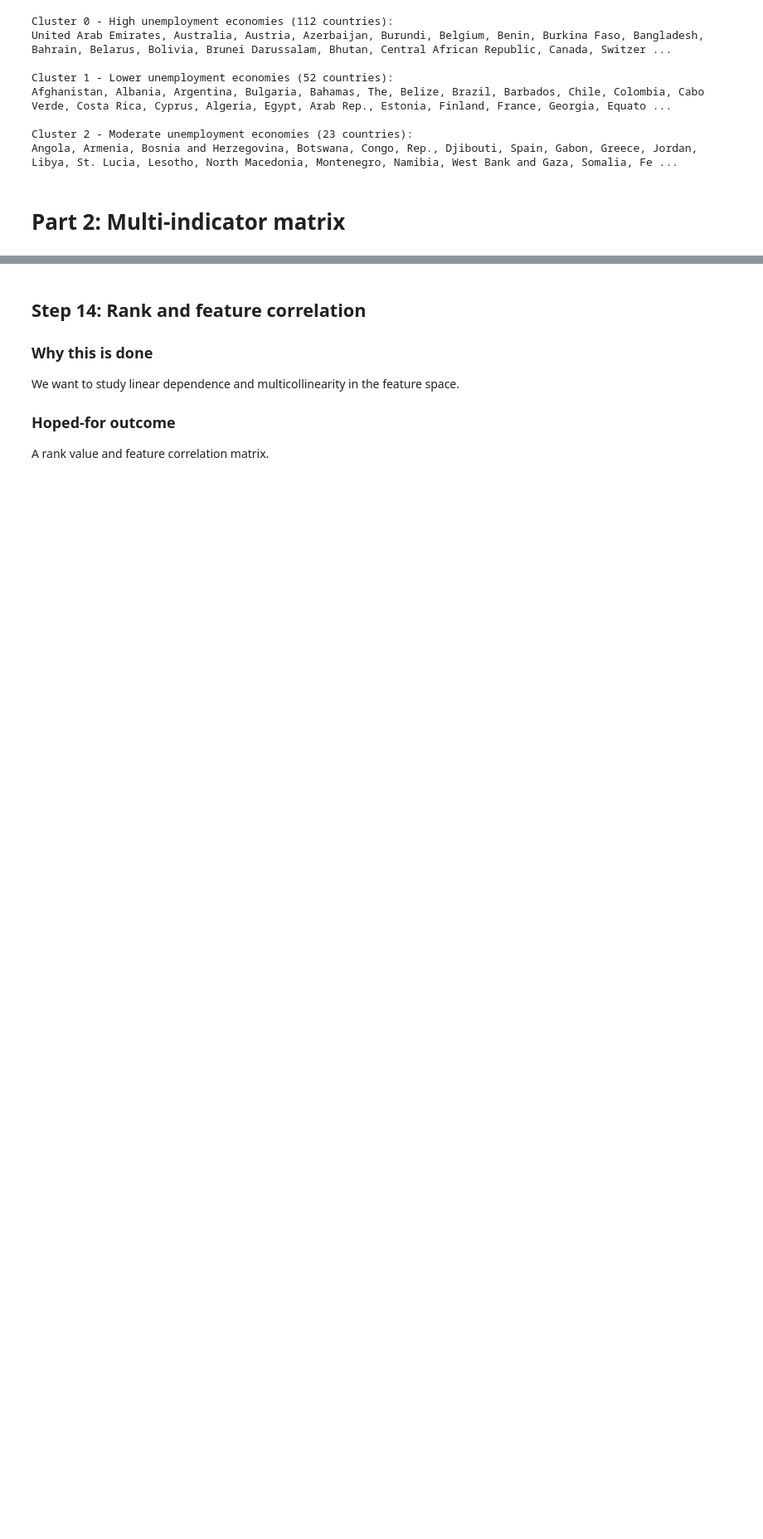
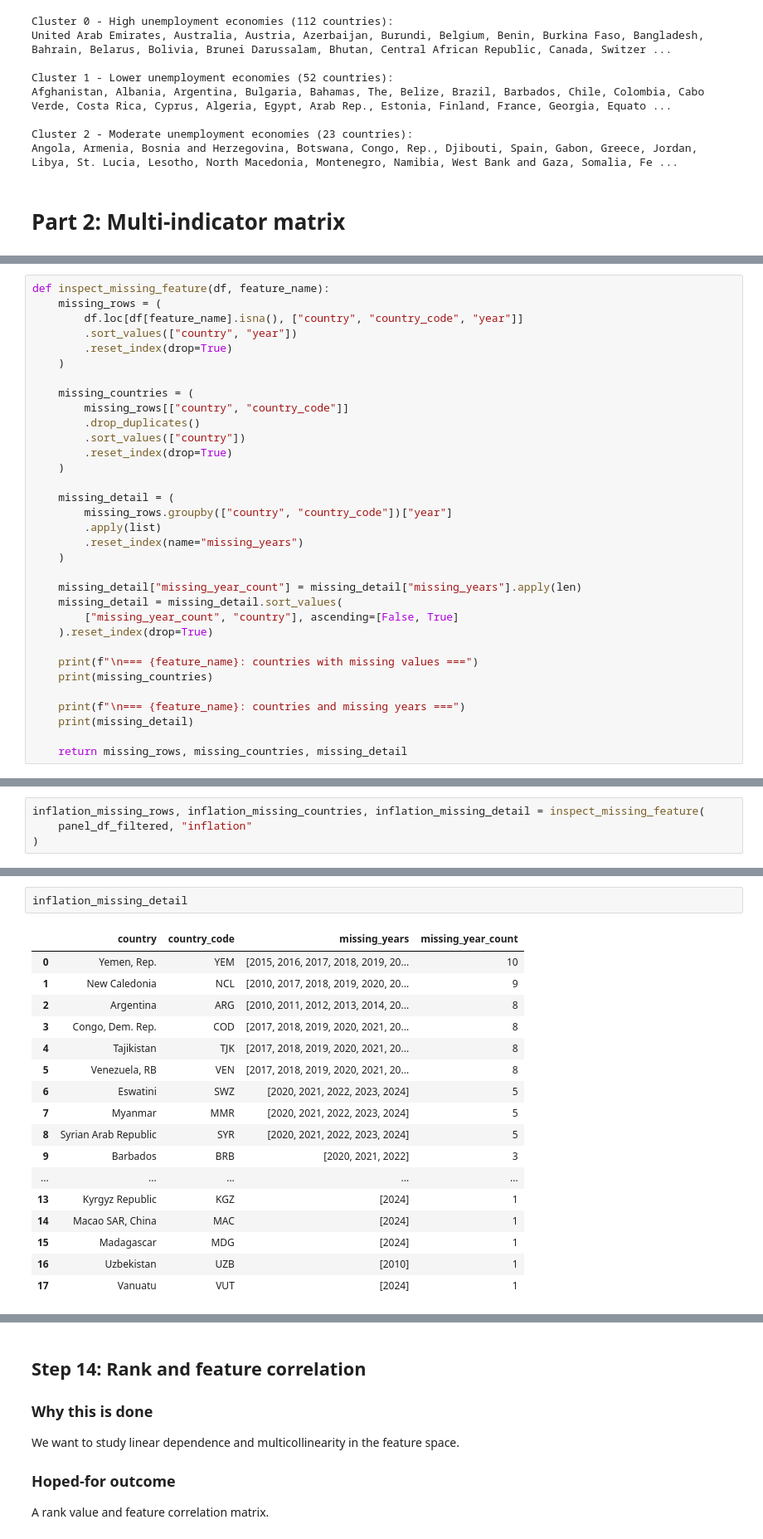
Before and after one commit to tendai-codes/worldbank_unemployment_linear_algebra_project, a Jupyter notebook: notebook_worldbank_linear_algebra.ipynb, the cells around one changed output, grey strips where cells are left out. Shown at 83% size. Saved outputs shown, nothing was run; the diff lists cells and outputs as text; blank space fills up the shorter version.

```diff
--- a/notebook_worldbank_linear_algebra.ipynb
+++ b/notebook_worldbank_linear_algebra.ipynb
@@ -912,0 +1198,33 @@ print(panel_df.isna().sum())
+# %%
+def inspect_missing_feature(df, feature_name):
+    missing_rows = (
+        df.loc[df[feature_name].isna(), ["country", "country_code", "year"]]
+        .sort_values(["country", "year"])
+        .reset_index(drop=True)
+    )
+
+    missing_countries = (
+        missing_rows[["country", "country_code"]]
+        .drop_duplicates()
+        .sort_values(["country"])
+        .reset_index(drop=True)
+    )
+
+    missing_detail = (
+        missing_rows.groupby(["country", "country_code"])["year"]
+        .apply(list)
+        .reset_index(name="missing_years")
+    )
+
+    missing_detail["missing_year_count"] = missing_detail["missing_years"].apply(len)
+    missing_detail = missing_detail.sort_values(
+        ["missing_year_count", "country"], ascending=[False, True]
+    ).reset_index(drop=True)
+
+    print(f"\n=== {feature_name}: countries with missing values ===")
+    print(missing_countries)
+
+    print(f"\n=== {feature_name}: countries and missing years ===")
+    print(missing_detail)
+
+    return missing_rows, missing_countries, missing_detail
@@ -912,0 +1273,4 @@ print(panel_df.isna().sum())
+# %%
+inflation_missing_rows, inflation_missing_countries, inflation_missing_detail = inspect_missing_feature(
+    panel_df_filtered, "inflation"
+)
@@ -912,0 +1295,20 @@ print(panel_df.isna().sum())
+# %%
+inflation_missing_detail
+# %% [output]
+|  | country | country_code | missing_years | missing_year_count |
+| 0 | Yemen, Rep. | YEM | [2015, 2016, 2017, 2018, 2019, 20... | 10 |
+| 1 | New Caledonia | NCL | [2010, 2017, 2018, 2019, 2020, 20... | 9 |
+| 2 | Argentina | ARG | [2010, 2011, 2012, 2013, 2014, 20... | 8 |
+| 3 | Congo, Dem. Rep. | COD | [2017, 2018, 2019, 2020, 2021, 20... | 8 |
+| 4 | Tajikistan | TJK | [2017, 2018, 2019, 2020, 2021, 20... | 8 |
+| 5 | Venezuela, RB | VEN | [2017, 2018, 2019, 2020, 2021, 20... | 8 |
+| 6 | Eswatini | SWZ | [2020, 2021, 2022, 2023, 2024] | 5 |
+| 7 | Myanmar | MMR | [2020, 2021, 2022, 2023, 2024] | 5 |
+| 8 | Syrian Arab Republic | SYR | [2020, 2021, 2022, 2023, 2024] | 5 |
+| 9 | Barbados | BRB | [2020, 2021, 2022] | 3 |
+| ... | ... | ... | ... | ... |
+| 13 | Kyrgyz Republic | KGZ | [2024] | 1 |
+| 14 | Macao SAR, China | MAC | [2024] | 1 |
+| 15 | Madagascar | MDG | [2024] | 1 |
+| 16 | Uzbekistan | UZB | [2010] | 1 |
+| 17 | Vanuatu | VUT | [2024] | 1 |
```
Also changed, not shown: parts of 91 cells of this notebook, 1 other file.
